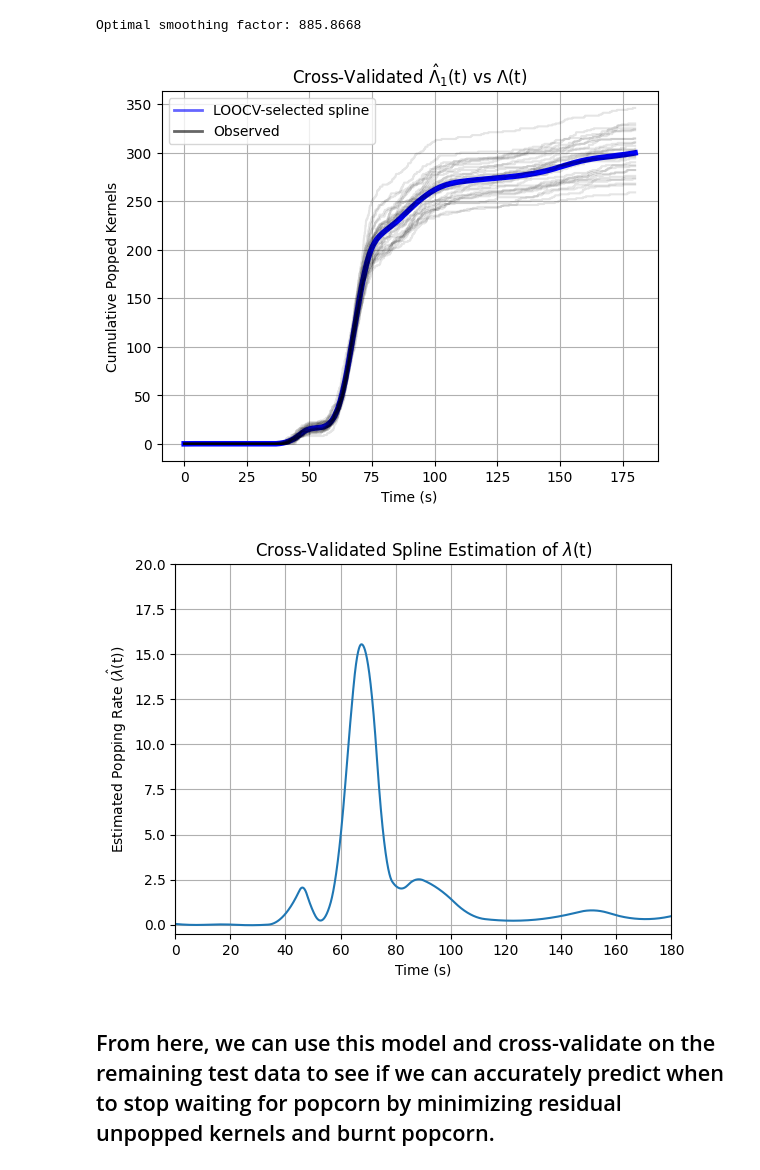
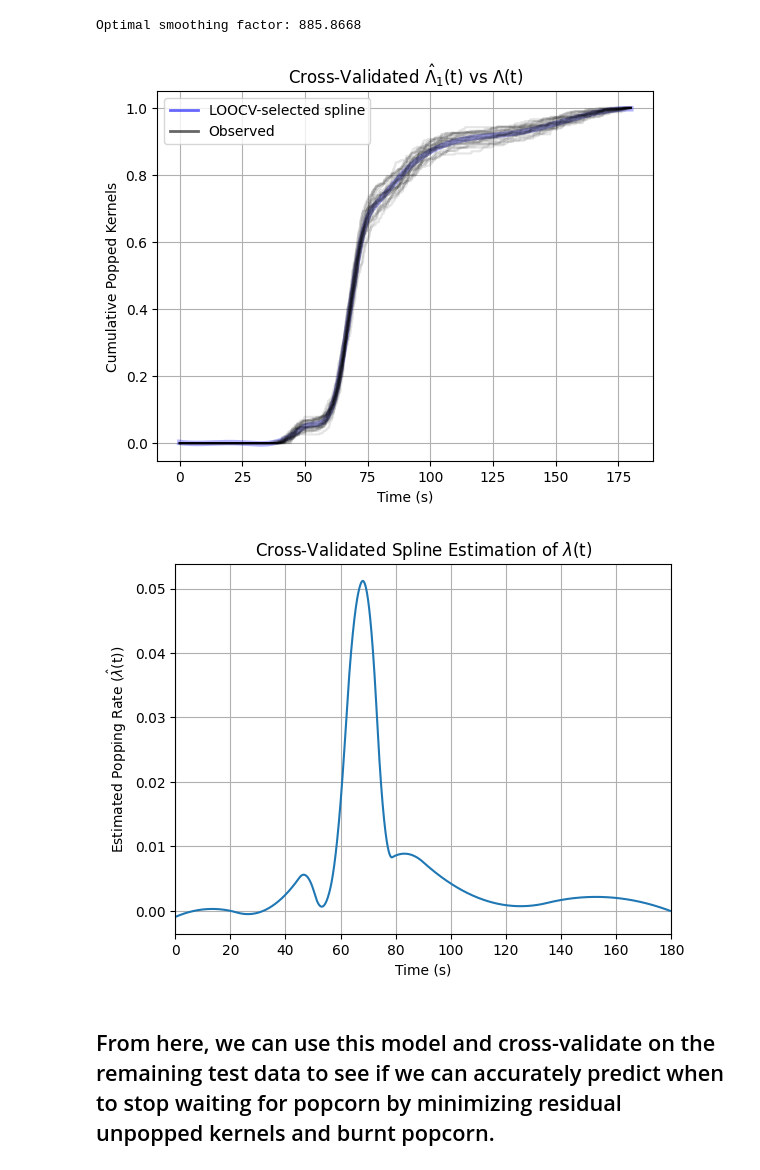
Before and after one commit to siddhantamberkar/popcorn, a Jupyter notebook: spline-tuning.ipynb, the cells around one changed output. Saved outputs shown, nothing was run; the diff lists cells and outputs as text; code cells hidden in the pictures.

Commit message:
Hyperparameter-tuned spline fit

```diff
--- a/spline-tuning.ipynb
+++ b/spline-tuning.ipynb
@@ -39,3 +39,4 @@ for i, trial in enumerate(sample):
 
     # Count how many pop times are ≤ each time point
     pops[i] = np.searchsorted(pop_times, time, side='right')
+    pops[i] = pops[i]/np.max(pops[i]) # normalized by total kernels (max popped)
@@ -52,7 +45,7 @@ array([[  0.,   0.,   0., ..., 276., 276., 276.],
 import matplotlib.pyplot as plt
 from matplotlib.lines import Line2D
 for i in range(len(pops)):
-    plt.plot(time, pops[i], alpha = 0.3, color = "black")
+    plt.plot(time, pops[i], alpha = 0.1, color = "black")
 plt.xlabel("Time (s)")
 plt.ylabel("CKP(t)")
 plt.xlim(0,180)
@@ -104,32 +97,32 @@ Optimal smoothing factor: 885.8668
 # %%
 import joblib
 
 # Load model
 spline_model = joblib.load("./Model/spline_model.pkl")
 
 # Predict CDF of Kernels Popped
 time = np.arange(0, 180.01, 0.01)
 
 # Plot LOOCV-selected spline
-plt.plot(time, spline_model(time), 'k', linewidth=4, color = "blue")
+plt.plot(time, spline_model(time), 'k', linewidth=4, color = "blue", alpha = 0.3)
 
 # Plot a few sample trial CDFs
 for i in range(len(pops)):
     plt.plot(time, pops[i], alpha = 0.1, color = "black")
 
 custom_lines = [
     Line2D([0], [0], color='blue', lw=2, label="LOOCV-selected spline", alpha = 0.6),
     Line2D([0], [0], color='black', lw=2, label="Observed", alpha = 0.6)
 ]
 
 plt.title(r'Cross-Validated $\hat{\Lambda}_{1}$(t) vs $\Lambda$(t)')
 plt.xlabel("Time (s)")
 plt.ylabel("Cumulative Popped Kernels")
 plt.legend(handles = custom_lines)
 plt.grid(True)
 plt.show()
 # %% [output]
-[figure, old version]
+[figure, new version]
 # %%
 # estimation of lambda(t) via non-parametric regression using LOOCV-spline model
 Lambda_hat = spline_model(time)
@@ -141,10 +134,10 @@ plt.ylabel(r"Estimated Popping Rate ($\hat{\lambda}$(t))")
 plt.title(r"Cross-Validated Spline Estimation of $\lambda$(t)")
 plt.grid()
 plt.xlim(0,180)
-plt.ylim(-0.5,20)
+# plt.ylim(-0.5,20)
 plt.show()
 # %% [output]
-[figure, old version]
+[figure, new version]
 # %% [markdown]
 From here, we can use this model and cross-validate on the remaining test data to see if we can accurately predict when to stop waiting for popcorn by minimizing residual unpopped kernels and burnt popcorn.
 -----
```
Also changed, not shown: parts of 8 cells of this notebook.
